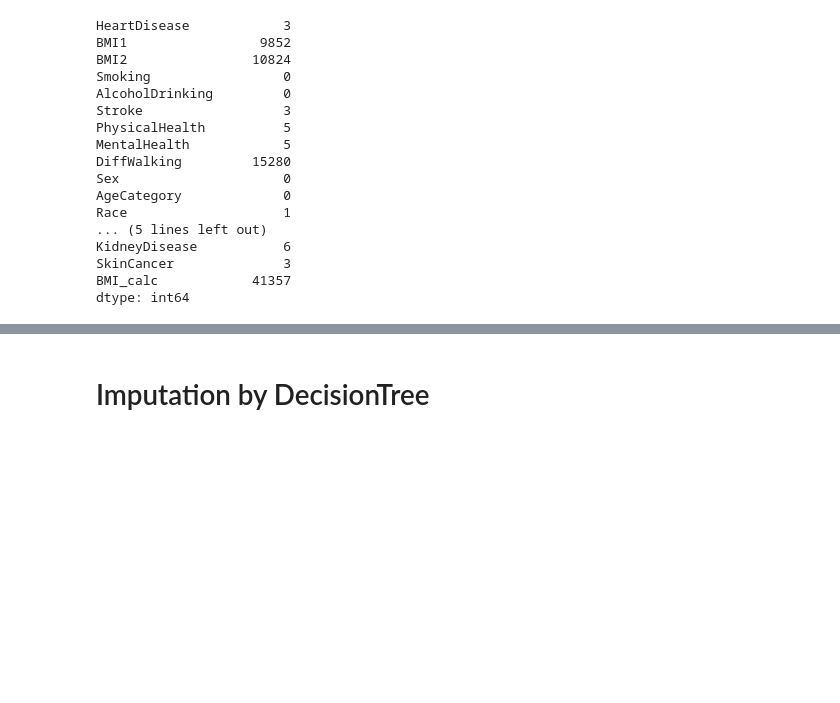
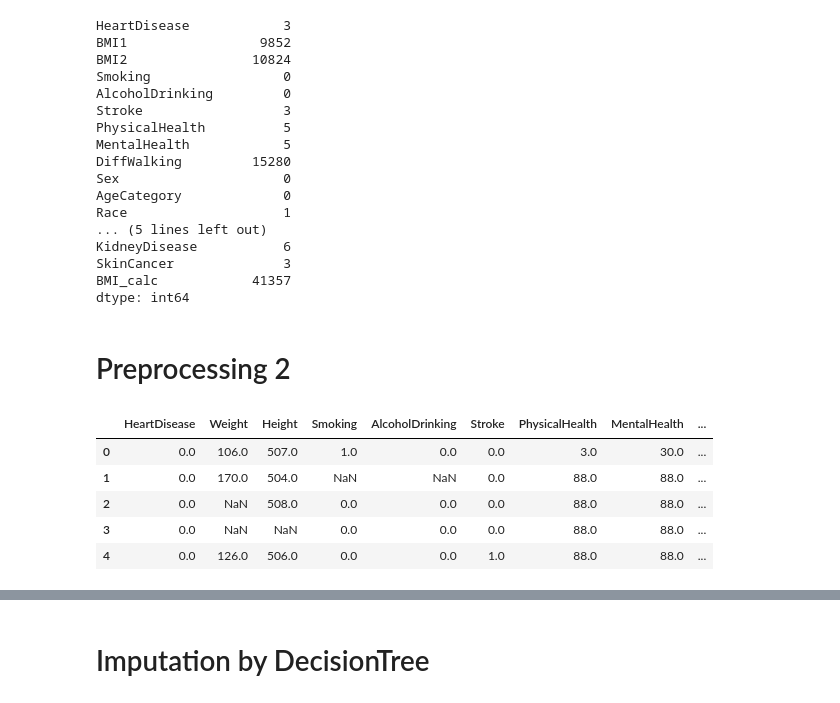
Before and after one commit to yahyamomtaz/Heart-Attack-Project, a Jupyter notebook: heart-attack-complete-project.ipynb, the cells around one changed output, grey strips where cells are left out. Cells and saved outputs as stored; diff of their text form; code cells hidden in the pictures; blank space fills up the shorter version.

```diff
--- a/heart-attack-complete-project.ipynb
+++ b/heart-attack-complete-project.ipynb
@@ -190,3 +190,7 @@ KidneyDisease           6
 SkinCancer              3
 BMI_calc            41357
 dtype: int64
+# %% [markdown]
+# Preprocessing 2
+# %%
+df = pd.read_csv('datasets/heart_cdc.csv')
@@ -192,0 +248,50 @@ dtype: int64
+# %%
+value_mapping = {
+    'HeartDisease': {1:1, 2:0, 7:np.nan, 9:np.nan},
+    'Weight': {7777:np.nan, 9999:np.nan},
+    'Height': {7777:np.nan, 9999:np.nan},
+    'AlcoholDrinking': {1:1, 2:0, 7:np.nan, 9:np.nan},
+    'Stroke': {1:1, 2:0, 7:np.nan, 9:np.nan},
+    'PhysicalActivity': {1:1, 2:0, 7:np.nan, 9:np.nan},
+    'DiffWalking': {1:1, 2:0, 7:np.nan, 9:np.nan},
+    'SkinCancer': {1:1, 2:0, 7:np.nan, 9:np.nan},
+    'KidneyDisease': {1:1, 2:0, 7:np.nan, 9:np.nan},
+    'Asthma': {1:1, 2:2, 3:0, 9:np.nan},
+    'Smoking': {1:1, 2:2, 3:3, 4:0, 9:np.nan},
+    'AgeCategory': {14:np.nan},
+    'Race': {9:np.nan},
+    'Diabetic': {1:1, 2:2, 3:0, 4:0, 7:np.nan, 9:np.nan},
+    'GenHealth': {1:1, 2:2, 3:3, 4:4, 5:5, 7:np.nan, 9:np.nan},
+}
+
+# Use the replace() method to change the values in the DataFrame
+df.replace(value_mapping, inplace=True)
+# %%
+value_mapping = {
+    'HeartDisease': {1:'Yes', 2:'No', 7:'Not Clear', 9:'Refused'},
+    'AlcoholDrinking': {1:'Yes', 2:'No', 7:'Not Clear', 9:'Refused'},
+    'Stroke': {1:'Yes', 2:'No', 7:'Not Clear', 9:'Refused'},
+    'PhysicalActivity': {1:'Yes', 2:'No', 7:'Not Clear', 9:'Refused'},
+    'DiffWalking': {1:'Yes', 2:'No', 7:'Not Clear', 9:'Refused'},
+    'SkinCancer': {1:'Yes', 2:'No', 7:'Not Clear', 9:'Refused'},
+    'KidneyDisease': {1:'Yes', 2:'No', 7:'Not Clear', 9:'Refused'},
+    'Asthma': {1:'Current', 2:'Former', 3:'Never', 9:'Not Clear'},
+    'Smoking': {1:'Smoker', 2:'Approximate Smoker', 3:'Former Smoker', 4:'Never', 9:'Not Clear'},
+    'Sex': {1:'Male', 2:'Female'},
+    'AgeCategory': {1:'18-24', 2:'25-29', 3:'30-34', 4:'35-39', 5:'40-44', 6:'45-49', 7:'50-54', 8:'55-59', 9:'60-64', 10:'65-69', 11:'70-74', 12:'75-79', 13:'80+', 14:'Not Clear'},
+    'Race': {1:'White', 2:'Black', 3:'Native', 4:'Asian', 5:'Hawaian', 6:'Other', 7:'Multiracial', 8:'Hispanic', 9:'Not Clear'},
+    'Diabetic': {1:'Yes', 2:'Yes(Pregnant)', 3:'No', 4:'Border Line', 7:'Not Clear', 9:'Refused'},
+    'GenHealth': {1:'Excellent', 2:'Very Good', 3:'Good', 4:'Fair', 5:'Poor', 7:'Not Clear', 9:'Refused'},
+}
+
+# Use the replace() method to change the values in the DataFrame
+df.replace(value_mapping, inplace=True)
+# %%
+df.head()
+# %% [output]
+|  | HeartDisease | Weight | Height | Smoking | AlcoholDrinking | Stroke | PhysicalHealth | MentalHealth | ... |
+| 0 | 0.0 | 106.0 | 507.0 | 1.0 | 0.0 | 0.0 | 3.0 | 30.0 | ... |
+| 1 | 0.0 | 170.0 | 504.0 | NaN | NaN | 0.0 | 88.0 | 88.0 | ... |
+| 2 | 0.0 | NaN | 508.0 | 0.0 | 0.0 | 0.0 | 88.0 | 88.0 | ... |
+| 3 | 0.0 | NaN | NaN | 0.0 | 0.0 | 0.0 | 88.0 | 88.0 | ... |
+| 4 | 0.0 | 126.0 | 506.0 | 0.0 | 0.0 | 1.0 | 88.0 | 88.0 | ... |
```
Also changed, not shown: parts of 15 cells of this notebook, 1 other file.
